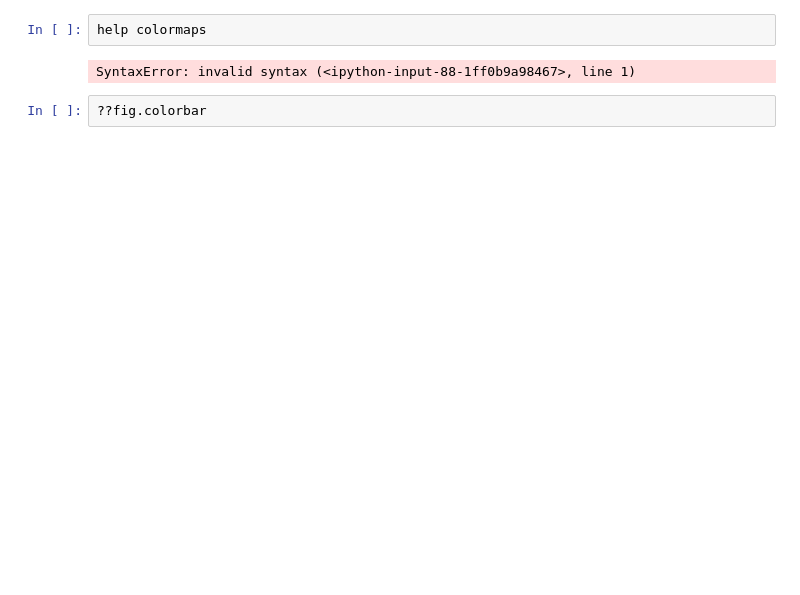
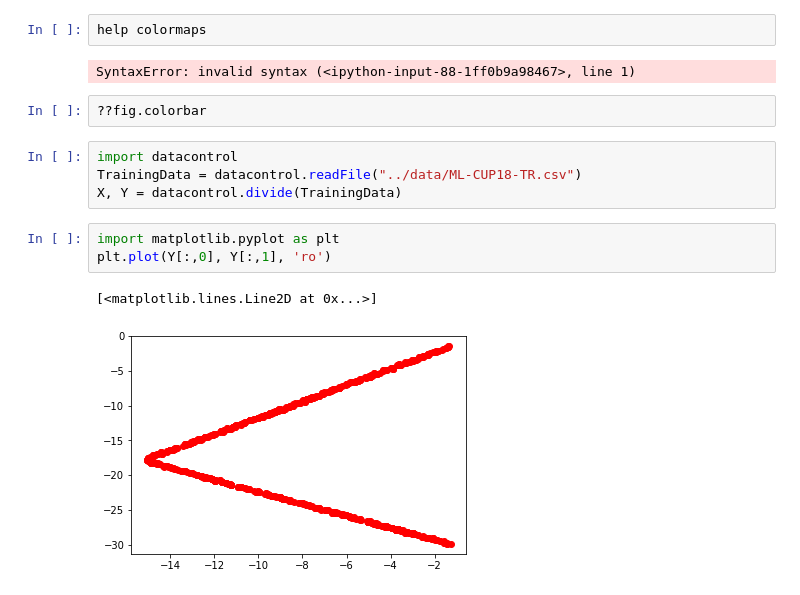
Before and after one commit to MarioBonse/MachineLearningProject, a Jupyter notebook: src/ResultsView.ipynb, the cells around one changed output. Cells and saved outputs as stored; diff of their text form; blank space fills up the shorter version.

```diff
--- a/src/ResultsView.ipynb
+++ b/src/ResultsView.ipynb
@@ -62,3 +62,13 @@ help colormaps
 SyntaxError: invalid syntax (<ipython-input-88-1ff0b9a98467>, line 1)
 # %%
 ??fig.colorbar
+# %%
+import datacontrol
+TrainingData = datacontrol.readFile("../data/ML-CUP18-TR.csv")
+X, Y = datacontrol.divide(TrainingData)
+# %%
+import matplotlib.pyplot as plt
+plt.plot(Y[:,0], Y[:,1], 'ro')
+# %% [output]
+[<matplotlib.lines.Line2D at 0x...>]
+[figure, added]
```
Also changed, not shown: parts of 1 cell of this notebook, 9 other files.
